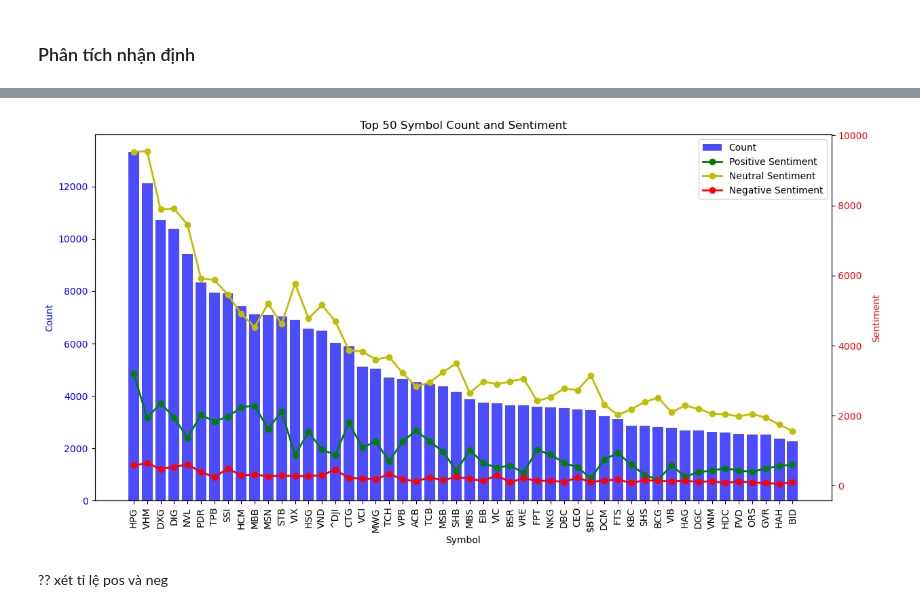
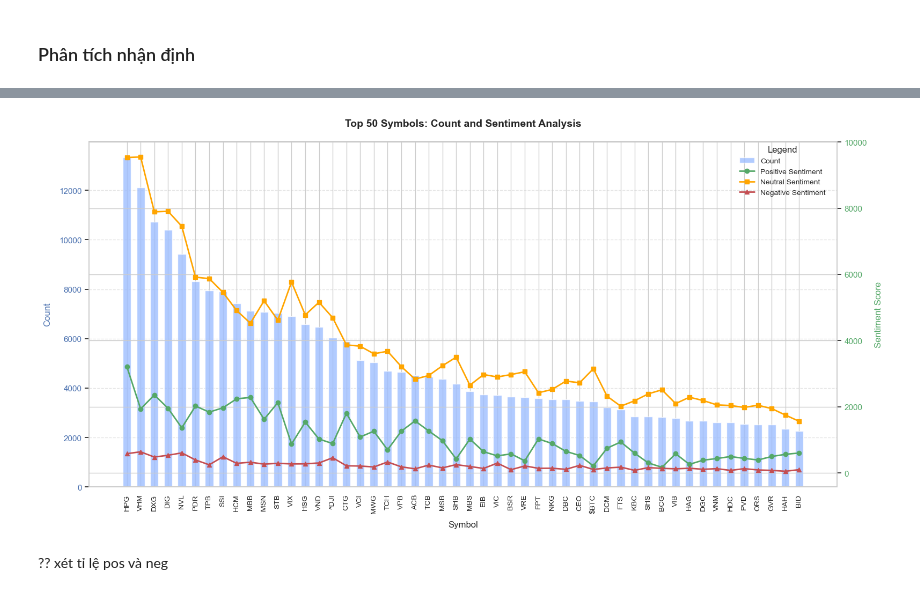
Before and after one commit to Legend0fHell/ait2006-data-processing-final, a Jupyter notebook: article_analyze.ipynb, the cells around one changed output, grey strips where cells are left out. Cells and saved outputs as stored; diff of their text form; code cells hidden in the pictures.

```diff
--- a/article_analyze.ipynb
+++ b/article_analyze.ipynb
@@ -772,31 +843,80 @@ print(result_df)
 # %%
-# Vẽ biểu đồ cho cả 3 cột của result_df
-fig, ax1 = plt.subplots(figsize=(14, 7))
 
-# Lọc bỏ các cột không cần thiết
+# Lọc bỏ các mã không cần thiết
 filtered_result_df = result_df[~result_df['symbol'].isin(['VN30', 'VN30F1M', 'VNINDEX'])]
 
-# Vẽ biểu đồ cột cho số lượng xuất hiện của mỗi mã
-ax1.bar(filtered_result_df['symbol'][:50], filtered_result_df['count'][:50], color='b', alpha=0.7, label='Count')
-ax1.set_xlabel('Symbol')
-ax1.set_ylabel('Count', color='b')
+# Lấy top 50 symbols
+top_50_df = filtered_result_df[:50]
+
+# Tạo biểu đồ
+fig, ax1 = plt.subplots(figsize=(16, 8))
+
+# Biểu đồ cột cho số lượng xuất hiện
+bar_width = 0.6
+colors = sns.color_palette("coolwarm", as_cmap=True)  # Dùng palette đẹp từ seaborn
+ax1.bar(
+    top_50_df['symbol'],
+    top_50_df['count'],
+    color=colors(0.3),
+    alpha=0.8,
+    width=bar_width,
+    label='Count'
+)
+ax1.set_xlabel('Symbol', fontsize=12, labelpad=10)
+ax1.set_ylabel('Count', fontsize=12, color='b', labelpad=10)
 ax1.tick_params(axis='y', labelcolor='b')
-ax1.set_xticklabels(filtered_result_df['symbol'][:50], rotation=90)
+ax1.set_xticklabels(top_50_df['symbol'], rotation=90, fontsize=10)
+ax1.grid(axis='y', linestyle='--', alpha=0.5)
 
-# Tạo một trục y thứ hai để vẽ sentiment
+# Tạo trục y thứ hai cho sentiment
 ax2 = ax1.twinx()
-ax2.plot(filtered_result_df['symbol'][:50], filtered_result_df['positive'][:50], color='g', marker='o', linestyle='-', linewidth=2, label='Positive Sentiment')
-ax2.plot(filtered_result_df['symbol'][:50], filtered_result_df['neutral'][:50], color='y', marker='o', linestyle='-', linewidth=2, label='Neutral Sentiment')
-ax2.plot(filtered_result_df['symbol'][:50], filtered_result_df['negative'][:50], color='r', marker='o', linestyle='-', linewidth=2, label='Negative Sentiment')
-ax2.set_ylabel('Sentiment', color='r')
-ax2.tick_params(axis='y', labelcolor='r')
+ax2.plot(
+    top_50_df['symbol'],
+    top_50_df['positive'],
+    color='g',
+    marker='o',
+    linestyle='-',
+    linewidth=2,
+    label='Positive Sentiment'
+)
+ax2.plot(
+    top_50_df['symbol'],
+    top_50_df['neutral'],
+    color='orange',
+    marker='s',
+    linestyle='-',
+    linewidth=2,
+    label='Neutral Sentiment'
+)
+ax2.plot(
+    top_50_df['symbol'],
+    top_50_df['negative'],
+    color='r',
+    marker='^',
+    linestyle='-',
+    linewidth=2,
+    label='Negative Sentiment'
+)
+ax2.set_ylabel('Sentiment Score', fontsize=12, color='g', labelpad=10)
+ax2.tick_params(axis='y', labelcolor='g')
 
-# Thêm bảng chú thích
-fig.legend(loc="upper right", bbox_to_anchor=(1,1), bbox_transform=ax1.transAxes)
+# Thêm chú thích và tiêu đề
+fig.legend(
+    loc="upper right",
+    bbox_to_anchor=(0.93, 0.93),
+    fontsize=10,
+    frameon=False,
+    title="Legend",
+    title_fontsize=12
+)
+plt.title('Top 50 Symbols: Count and Sentiment Analysis', fontsize=14, pad=20, weight='bold')
 
-plt.title('Top 50 Symbol Count and Sentiment')
+# Tăng khoảng cách giữa các thành phần để không bị chồng chéo
+fig.tight_layout()
+
+# Hiển thị biểu đồ
 plt.show()
 # %% [output]
-[figure, old version]
+[figure, new version]
 # %% [markdown]
 ?? xét tỉ lệ pos và neg
```
Also changed, not shown: parts of 26 cells of this notebook.
